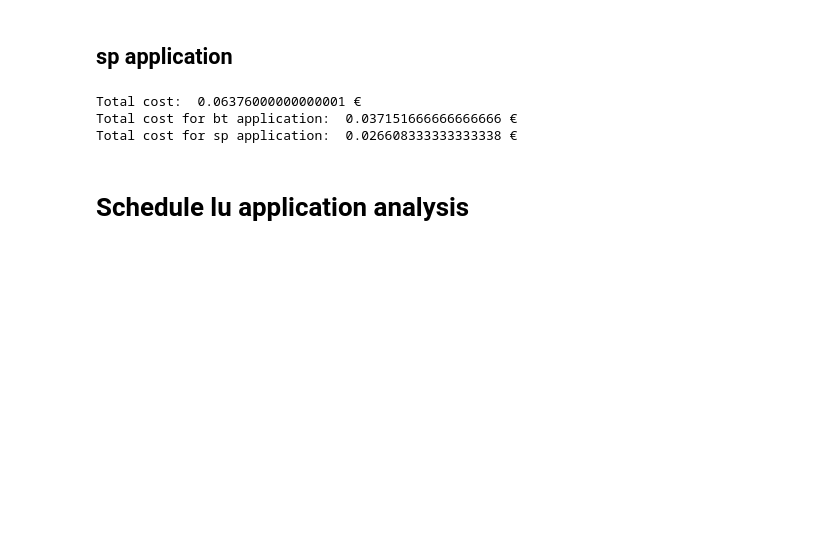
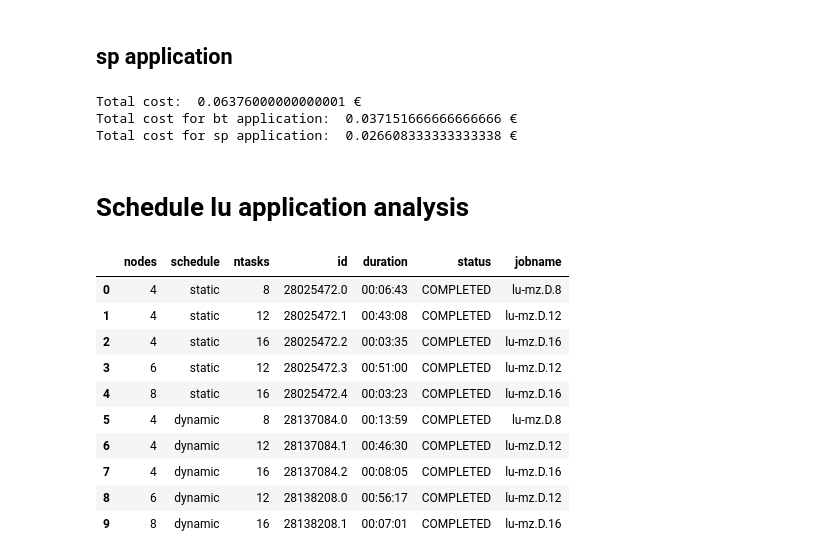
Before and after one commit to 0J0P0/High-Performance-Computing-Project, a Jupyter notebook: plot.ipynb, the cells around one changed output. Cells and saved outputs as stored; diff of their text form; code cells hidden in the pictures; blank space fills up the shorter version.

```diff
--- a/plot.ipynb
+++ b/plot.ipynb
@@ -633,3 +452,20 @@ Total cost for bt application:  0.037151666666666666 €
 Total cost for sp application:  0.026608333333333338 €
 # %% [markdown]
 # Schedule lu application analysis
+# %%
+df_s = pd.read_csv('Data/schedule.csv', sep='|')
+df_s['duration'] = df_s['duration'].astype(str)
+df_s['nodes'] = df_s['nodes'].astype(str)
+df_s
+# %% [output]
+|  | nodes | schedule | ntasks | id | duration | status | jobname |
+| 0 | 4 | static | 8 | 28025472.0 | 00:06:43 | COMPLETED | lu-mz.D.8 |
+| 1 | 4 | static | 12 | 28025472.1 | 00:43:08 | COMPLETED | lu-mz.D.12 |
+| 2 | 4 | static | 16 | 28025472.2 | 00:03:35 | COMPLETED | lu-mz.D.16 |
+| 3 | 6 | static | 12 | 28025472.3 | 00:51:00 | COMPLETED | lu-mz.D.12 |
+| 4 | 8 | static | 16 | 28025472.4 | 00:03:23 | COMPLETED | lu-mz.D.16 |
+| 5 | 4 | dynamic | 8 | 28137084.0 | 00:13:59 | COMPLETED | lu-mz.D.8 |
+| 6 | 4 | dynamic | 12 | 28137084.1 | 00:46:30 | COMPLETED | lu-mz.D.12 |
+| 7 | 4 | dynamic | 16 | 28137084.2 | 00:08:05 | COMPLETED | lu-mz.D.16 |
+| 8 | 6 | dynamic | 12 | 28138208.0 | 00:56:17 | COMPLETED | lu-mz.D.12 |
+| 9 | 8 | dynamic | 16 | 28138208.1 | 00:07:01 | COMPLETED | lu-mz.D.16 |
```
Also changed, not shown: parts of 47 cells of this notebook.
